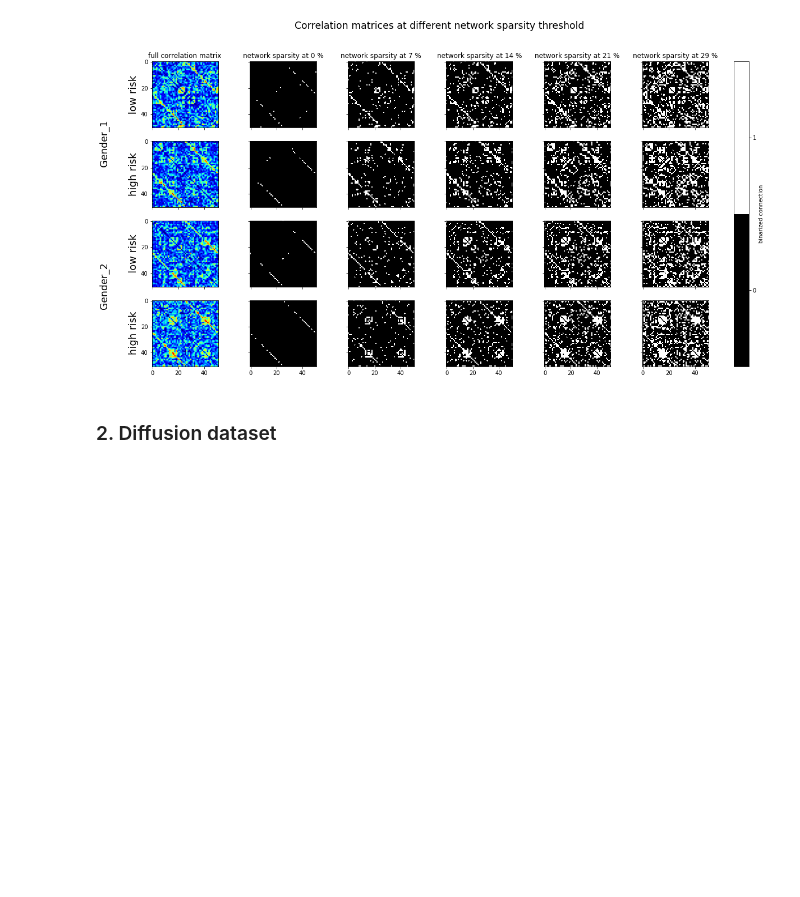
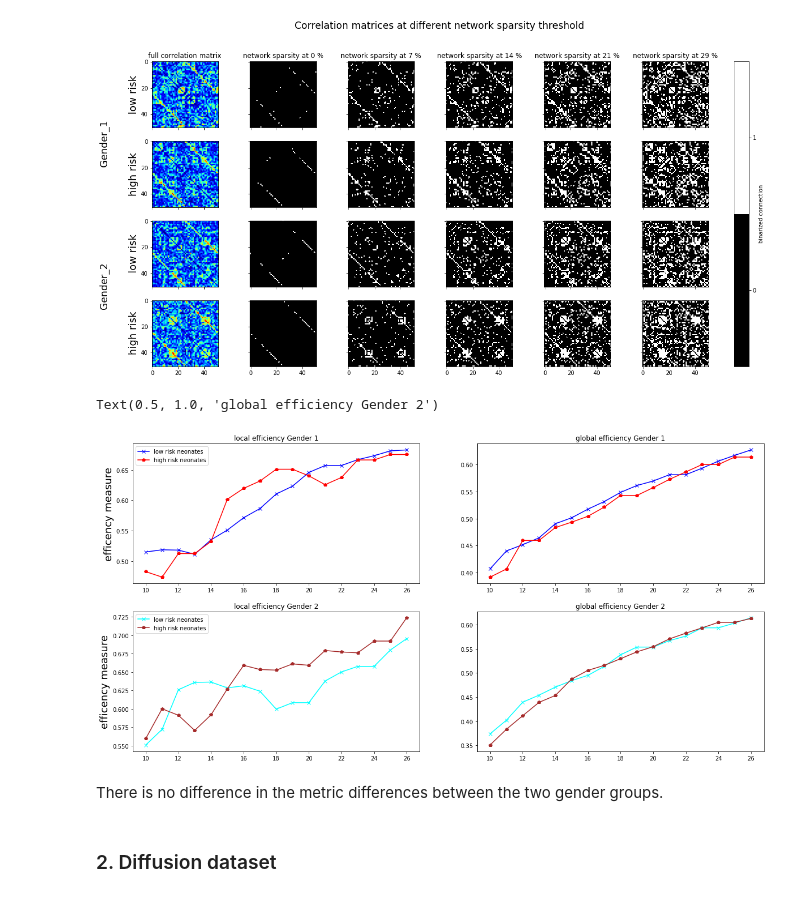
Before and after one commit to lehai-ml/schizophrenia_PRS, a Jupyter notebook: notebooks_results/ePrime/3_ePrime_graph_analysis.ipynb, the cells around one changed output. Drawn from its saved outputs; the diff is of its cells as text; code cells hidden in the pictures; blank space fills up the shorter version.

Commit message:
working on local differences between gender

```diff
--- a/notebooks_results/ePrime/3_ePrime_graph_analysis.ipynb
+++ b/notebooks_results/ePrime/3_ePrime_graph_analysis.ipynb
@@ -368,3 +372,10 @@ for threshold in tqdm.tqdm(range(30)):
 
     with open(temp_path_high_risk,'ab') as n:
         np.savetxt(n,np.asarray([high_risk_metrics]),delimiter='\t')
+# %%
+#run executable_script/perm_graph_network.py to calculate 1000 permuted network metrics.
+obsv_high_1=np.loadtxt('./preprocessed_data/graph_metrics_vol_high_risk_Gender1.txt')
+obsv_low_1=np.loadtxt('./preprocessed_data/graph_metrics_vol_low_risk_Gender1.txt')
+
+obsv_high_2=np.loadtxt('./preprocessed_data/graph_metrics_vol_high_risk_Gender2.txt')
+obsv_low_2=np.loadtxt('./preprocessed_data/graph_metrics_vol_low_risk_Gender2.txt')
@@ -371,3 +391,43 @@ for threshold in tqdm.tqdm(range(30)):
+# %%
+##############LOCAL EFFICIENCY############################
+f,axes=plt.subplots(2,2,figsize=(20,10))
+axes[0][0].plot(np.linspace(10,26,17),obsv_low_1[9:26,0],'x-',color='blue',label='low risk neonates')
+axes[0][0].plot(np.linspace(10,26,17),obsv_high_1[9:26,0],'p-',color='red',label='high risk neonates')
+# for idx in sig_indices_local_eff:
+#     axes[0][0].annotate(' ',xy=(idx,obsv_high_1[:,0][idx]),xytext=(0,20),textcoords='offset pixels',arrowprops=dict(arrowstyle='->'))
+axes[0][0].legend(loc='bottom right')
+axes[0][0].set_title('local efficiency Gender 1')
+axes[0][0].set_ylabel('efficency measure',fontsize=18)
+##############GLOBAL EFFICIENCY############################
+axes[0][1].plot(np.linspace(10,26,17),obsv_low_1[9:26,1],'x-',color='blue',label='low risk neonates')
+axes[0][1].plot(np.linspace(10,26,17),obsv_high_1[9:26,1],'p-',color='red',label='high risk neonates')
+# for idx in sig_indices_global_eff:
+#     axes[0][1].annotate(' ',xy=(idx,obsv_high[:,1][idx]),xytext=(0,20),textcoords='offset pixels',arrowprops=dict(arrowstyle='->'))
+# axes[0][1].legend(loc='bottom right')
+axes[0][1].set_title('global efficiency Gender 1')
+# axes[0][1].set_ylabel('efficency measure',fontsize=18)
+
+##############LOCAL EFFICIENCY############################
+axes[1][0].plot(np.linspace(10,26,17),obsv_low_2[9:26,0],'x-',color='cyan',label='low risk neonates')
+axes[1][0].plot(np.linspace(10,26,17),obsv_high_2[9:26,0],'p-',color='brown',label='high risk neonates')
+# for idx in sig_indices_local_eff:
+#     axes[0][0].annotate(' ',xy=(idx,obsv_high[:,0][idx]),xytext=(0,20),textcoords='offset pixels',arrowprops=dict(arrowstyle='->'))
+axes[1][0].legend(loc='bottom right')
+axes[1][0].set_title('local efficiency Gender 2')
+axes[1][0].set_ylabel('efficency measure',fontsize=18)
+##############GLOBAL EFFICIENCY############################
+axes[1][1].plot(np.linspace(10,26,17),obsv_low_2[9:26,1],'x-',color='cyan',label='low risk neonates')
+axes[1][1].plot(np.linspace(10,26,17),obsv_high_2[9:26,1],'p-',color='brown',label='high risk neonates')
+# for idx in sig_indices_global_eff:
+#     axes[0][1].annotate(' ',xy=(idx,obsv_high[:,1][idx]),xytext=(0,20),textcoords='offset pixels',arrowprops=dict(arrowstyle='->'))
+# axes[0][1].legend(loc='bottom right')
+axes[1][1].set_title('global efficiency Gender 2')
+# axes[0][1].set_ylabel('efficency measure',fontsize=18)
+# %% [output]
+Text(0.5, 1.0, 'global efficiency Gender 2')
+[figure, added]
+# %% [markdown]
+There is no difference in the metric differences between the two gender groups.
 # %% [markdown]
 ### 2. Diffusion dataset
 # %% [markdown]
```
Also changed, not shown: parts of 5 cells of this notebook, 2 other files.
